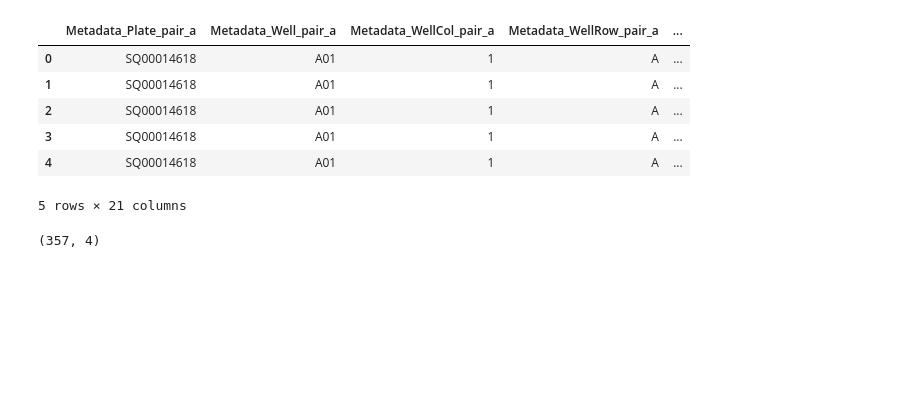
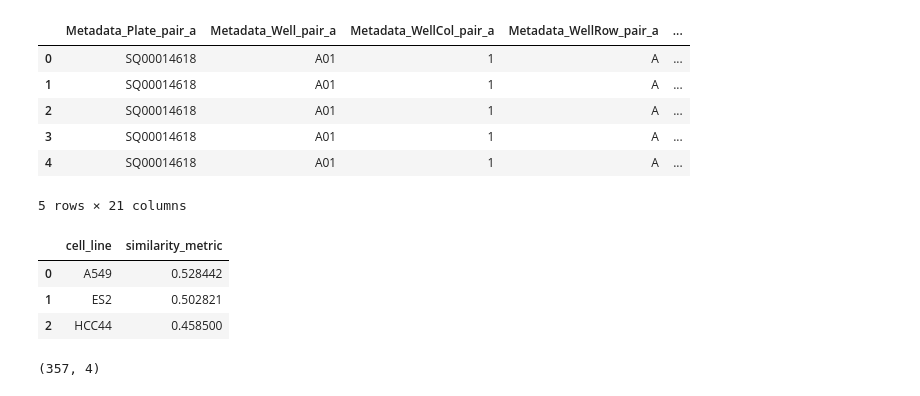
Before and after one commit to broadinstitute/grit-benchmark, a Jupyter notebook: 1.calculate-metrics/cell-health/4.calculate-replicate-match.ipynb, the cells around one changed output. Drawn from its saved outputs; the diff is of its cells as text; code cells hidden in the pictures; blank space fills up the shorter version.

```diff
--- a/1.calculate-metrics/cell-health/4.calculate-replicate-match.ipynb
+++ b/1.calculate-metrics/cell-health/4.calculate-replicate-match.ipynb
@@ -60,6 +62,26 @@ similarity_melted_df.head()
 | 3 | SQ00014618 | A01 | 1 | A | ... |
 | 4 | SQ00014618 | A01 | 1 | A | ... |
 5 rows × 21 columns
+# %%
+non_replicate_cor_95th = (
+    similarity_melted_df
+    .query("not group_replicate")
+    .groupby("Metadata_cell_line_pair_a")["similarity_metric"]
+    .quantile(0.95)
+    .reset_index()
+    .rename({"Metadata_cell_line_pair_a": "cell_line"}, axis="columns")
+)
+
+# Output results
+output_file = pathlib.Path(f"{output_dir}/cell_health_nonreplicate_95thpercentile.tsv")
+
+non_replicate_cor_95th.to_csv(output_file, sep="\t", index=False)
+non_replicate_cor_95th
+# %% [output]
+|  | cell_line | similarity_metric |
+| 0 | A549 | 0.528442 |
+| 1 | ES2 | 0.502821 |
+| 2 | HCC44 | 0.458500 |
 # %%
 # Capture median replicate correlation
 median_replicate_correlation_df = (
```
Also changed, not shown: parts of 2 cells of this notebook, 6 other files.
